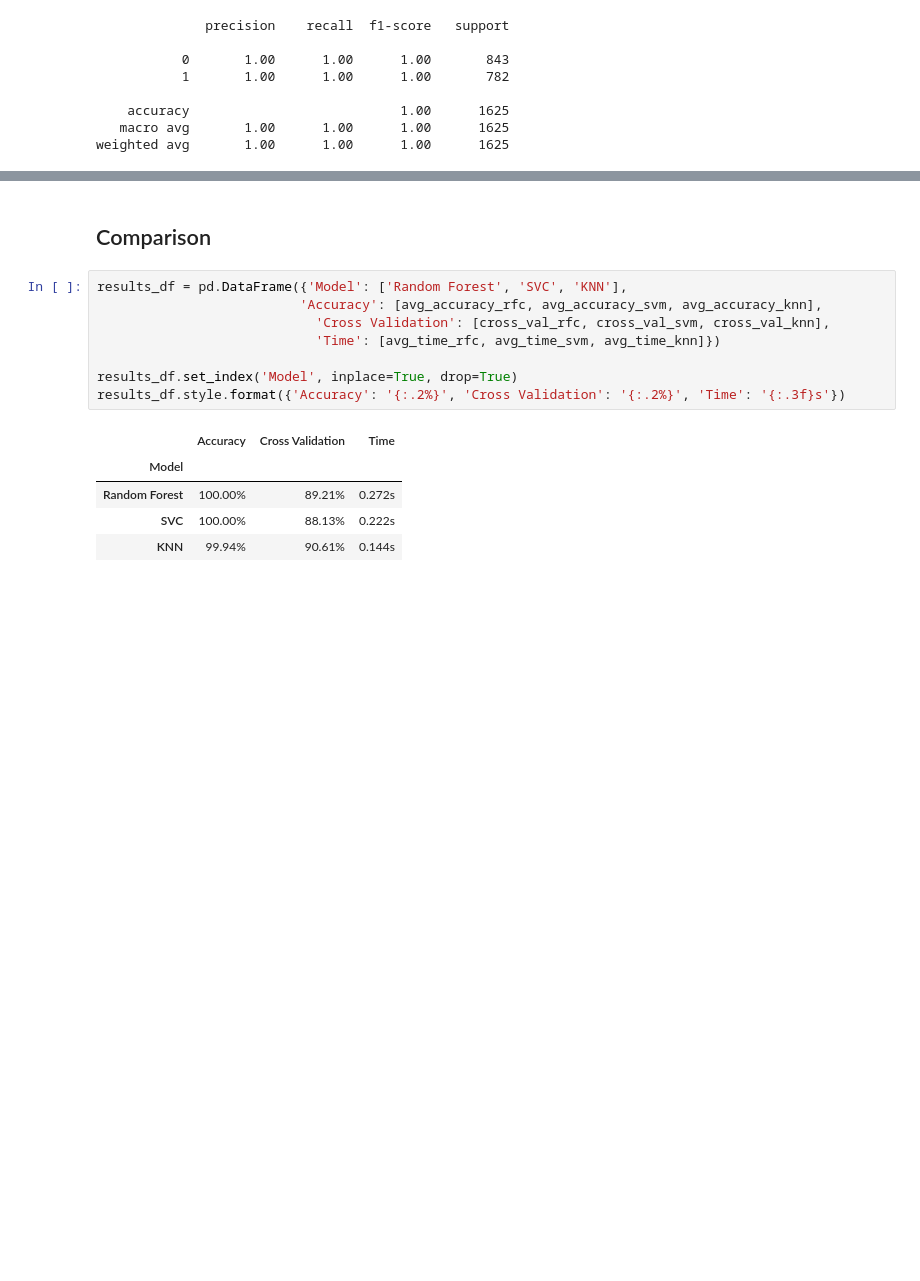
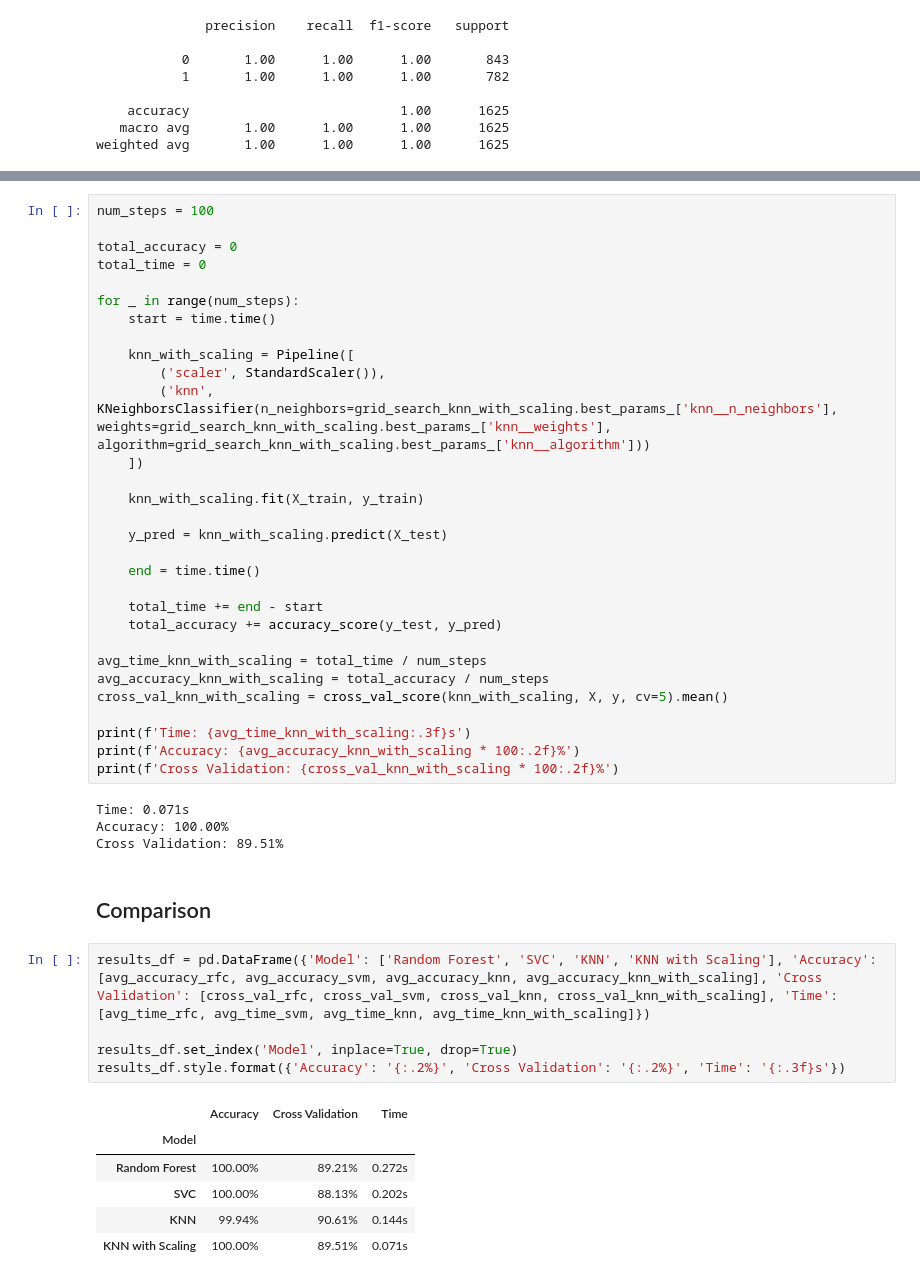
Before and after one commit to grrrml/personal-projects, a Jupyter notebook: mushroom-classification/mushroom-classification.ipynb, the cells around one changed output, grey strips where cells are left out. Cells and saved outputs as stored; diff of their text form; blank space fills up the shorter version.

Commit message:
added knn with scaling

```diff
--- a/mushroom-classification/mushroom-classification.ipynb
+++ b/mushroom-classification/mushroom-classification.ipynb
@@ -520,16 +613,48 @@ weighted avg       1.00      1.00      1.00      1625
+# %%
+num_steps = 100
+
+total_accuracy = 0
+total_time = 0
+
+for _ in range(num_steps):
+    start = time.time()
+
+    knn_with_scaling = Pipeline([
+        ('scaler', StandardScaler()),
+        ('knn', KNeighborsClassifier(n_neighbors=grid_search_knn_with_scaling.best_params_['knn__n_neighbors'], weights=grid_search_knn_with_scaling.best_params_['knn__weights'], algorithm=grid_search_knn_with_scaling.best_params_['knn__algorithm']))
+    ])
+
+    knn_with_scaling.fit(X_train, y_train)
+
+    y_pred = knn_with_scaling.predict(X_test)
+
+    end = time.time()
+
+    total_time += end - start
+    total_accuracy += accuracy_score(y_test, y_pred)
+
+avg_time_knn_with_scaling = total_time / num_steps
+avg_accuracy_knn_with_scaling = total_accuracy / num_steps
+cross_val_knn_with_scaling = cross_val_score(knn_with_scaling, X, y, cv=5).mean()
+
+print(f'Time: {avg_time_knn_with_scaling:.3f}s')
+print(f'Accuracy: {avg_accuracy_knn_with_scaling * 100:.2f}%')
+print(f'Cross Validation: {cross_val_knn_with_scaling * 100:.2f}%')
+# %% [output]
+Time: 0.071s
+Accuracy: 100.00%
+Cross Validation: 89.51%
 # %% [markdown]
 ## Comparison
 # %%
-results_df = pd.DataFrame({'Model': ['Random Forest', 'SVC', 'KNN'],
-                          'Accuracy': [avg_accuracy_rfc, avg_accuracy_svm, avg_accuracy_knn],
-                            'Cross Validation': [cross_val_rfc, cross_val_svm, cross_val_knn],
-                            'Time': [avg_time_rfc, avg_time_svm, avg_time_knn]})
+results_df = pd.DataFrame({'Model': ['Random Forest', 'SVC', 'KNN', 'KNN with Scaling'], 'Accuracy': [avg_accuracy_rfc, avg_accuracy_svm, avg_accuracy_knn, avg_accuracy_knn_with_scaling], 'Cross Validation': [cross_val_rfc, cross_val_svm, cross_val_knn, cross_val_knn_with_scaling], 'Time': [avg_time_rfc, avg_time_svm, avg_time_knn, avg_time_knn_with_scaling]})
 
 results_df.set_index('Model', inplace=True, drop=True)
 results_df.style.format({'Accuracy': '{:.2%}', 'Cross Validation': '{:.2%}', 'Time': '{:.3f}s'})
 # %% [output]
 |  | Accuracy | Cross Validation | Time |
 | Model |  |  |  |
 | Random Forest | 100.00% | 89.21% | 0.272s |
-| SVC | 100.00% | 88.13% | 0.222s |
+| SVC | 100.00% | 88.13% | 0.202s |
 | KNN | 99.94% | 90.61% | 0.144s |
+| KNN with Scaling | 100.00% | 89.51% | 0.071s |
```
Also changed, not shown: parts of 8 cells of this notebook.
